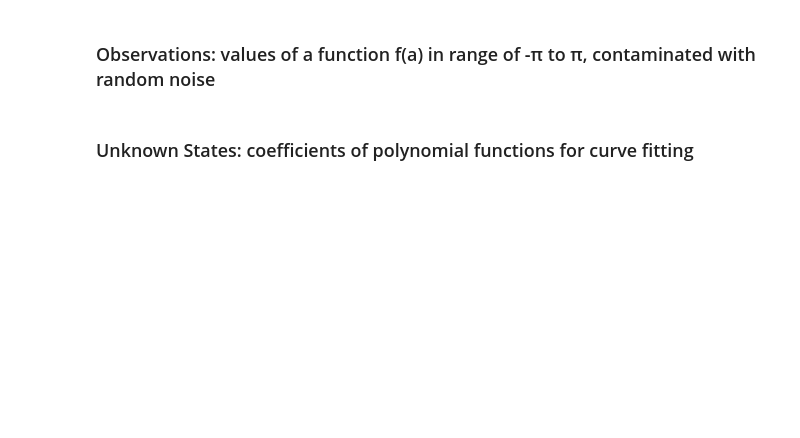
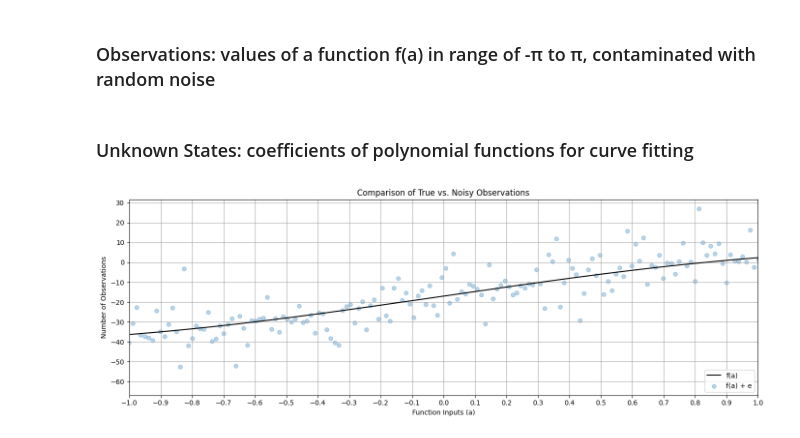
Before and after one commit to haniya-naeem/ENGG680_2025_Fall, a Jupyter notebook: Lab_Assignment1/Assignment1.ipynb, the cells around one changed output. Cells and saved outputs as stored; diff of their text form; code cells hidden in the pictures; blank space fills up the shorter version.

```diff
--- a/Lab_Assignment1/Assignment1.ipynb
+++ b/Lab_Assignment1/Assignment1.ipynb
@@ -389,46 +643,60 @@ import pandas as pd
 # Load data.xlsx file, which contains the observations (with noise), variance of observations and true observations
 # hint: use pandas library to parse excel file and use numpy library to convert it to array
 # (1 mark)
-df_data = #...
-arr_data = #...
+df_data = pd.read_excel("data.xlsx")
+arr_data = np.array(df_data)
 
 #store the noisy observations, variance of observations and true observations into numpy arrays seperately
 # (1 mark)
-l = #...
-l_var = #...
-l_true = #...
+# We could also use l = arr_data[:, 0], l_var = arr_data[:, 1], l_true = arr_data[:, 2].
+l = np.array(df_data["l"])
+l_var = np.array(df_data["l_var"])
+l_true = np.array(df_data["l_true"])
 # %%
 # step 3
 # define the number of observation n
 # (1 mark)
-n = #...
+n = len(l)
 
 # define the observation weight matrix P for LSE as identity matrix
 # identity weight matrix simply means the observations will be unweighted in the following LSE
 # (1 mark)
-P = #...
+P = np.identity(n)
 
 # define the range of function input(i.e., constants a), from start to end; and the numerical array of a
-start = -1* np.pi
-end = np.pi
-a = np.linspace(start, end, n)
+start = (-1) * (np.pi)              # start = -pi
+end = np.pi                         # end = pi
+a = np.linspace(start, end, n)      # creates array of n points btw -pi and pi
 # %%
 # step 4
 # use the matplotlib to plot the true and noisy observations together in one single figure
 # use scatter for noisy observation plotting
 # for the true observation, label it as "f(a)"" and set color as 'k'
 # for the noisy observation scatter plot, label it as "f(a) + e", set color as 'tab:blue', set marker as 'o' and set alpha as 0.3
 # include proper axis labels, legend and title
 # scale the range of x-axis to be -1 to 1
 # keep this format for the rest of the plots in this lab assignment
 # (2 marks)
 
 fig, ax = plt.subplots(nrows=1, ncols=1, figsize=(14, 5))
 
-# ...
+# Linear plot of true observations:
+ax.plot(a, l_true, label = "f(a)", color = "k")
+# Scatter plot of noisy observations:
+ax.scatter(a, l, label = "f(a) + e", color = "tab:blue", marker = "o", alpha = 0.3)
+# Plot descriptors and formatting:
+ax.set_xlabel("Function Inputs (a)")
+ax.set_xlim(-1, 1)
+ax.set_xticks(np.linspace(-1, 1, 21))
+ax.set_ylabel("Number of Observations")
+ax.set_yticks(np.linspace(-60, 30, 10))
+ax.set_title("Comparison of True vs. Noisy Observations")
+ax.legend(loc = "lower right")
 
 ax.grid(True, which='both',ls='-',color='0.65')
 fig.tight_layout()
+# %% [output]
+[figure, added]
 # %%
 # step 5
 # define a curve fitting function named fit_polynomial_curve
```
Also changed, not shown: parts of 55 cells of this notebook.
